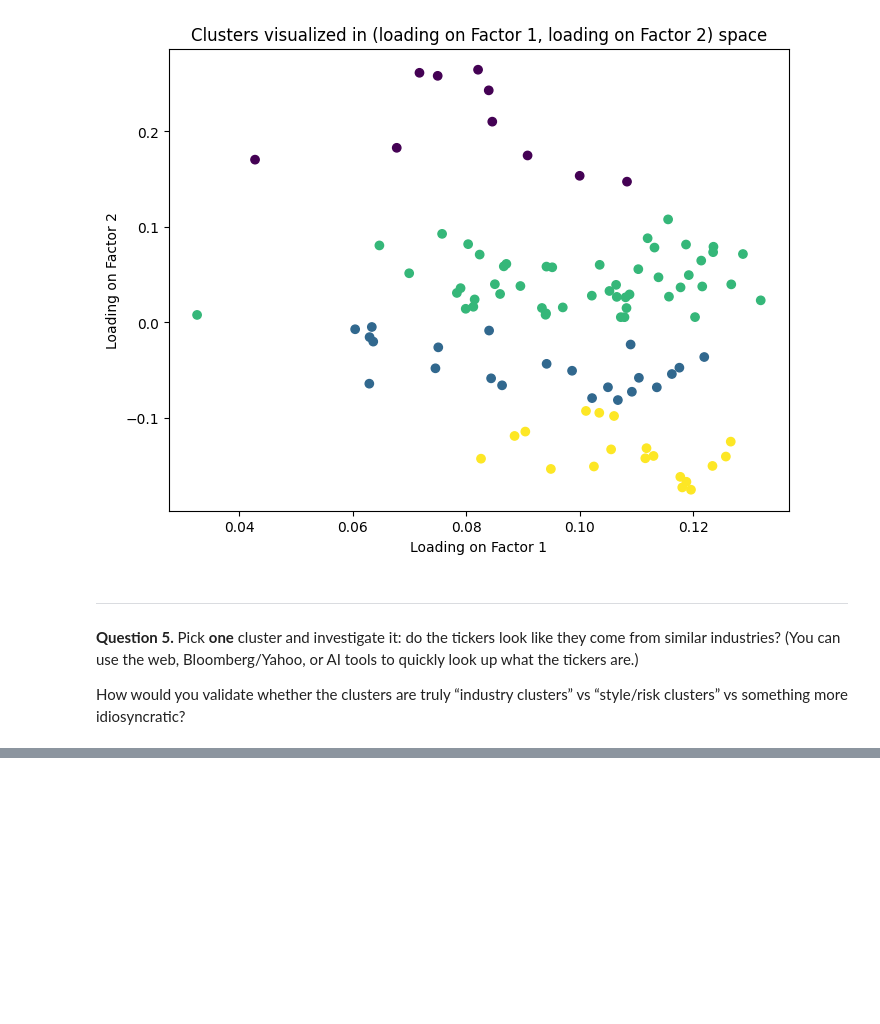
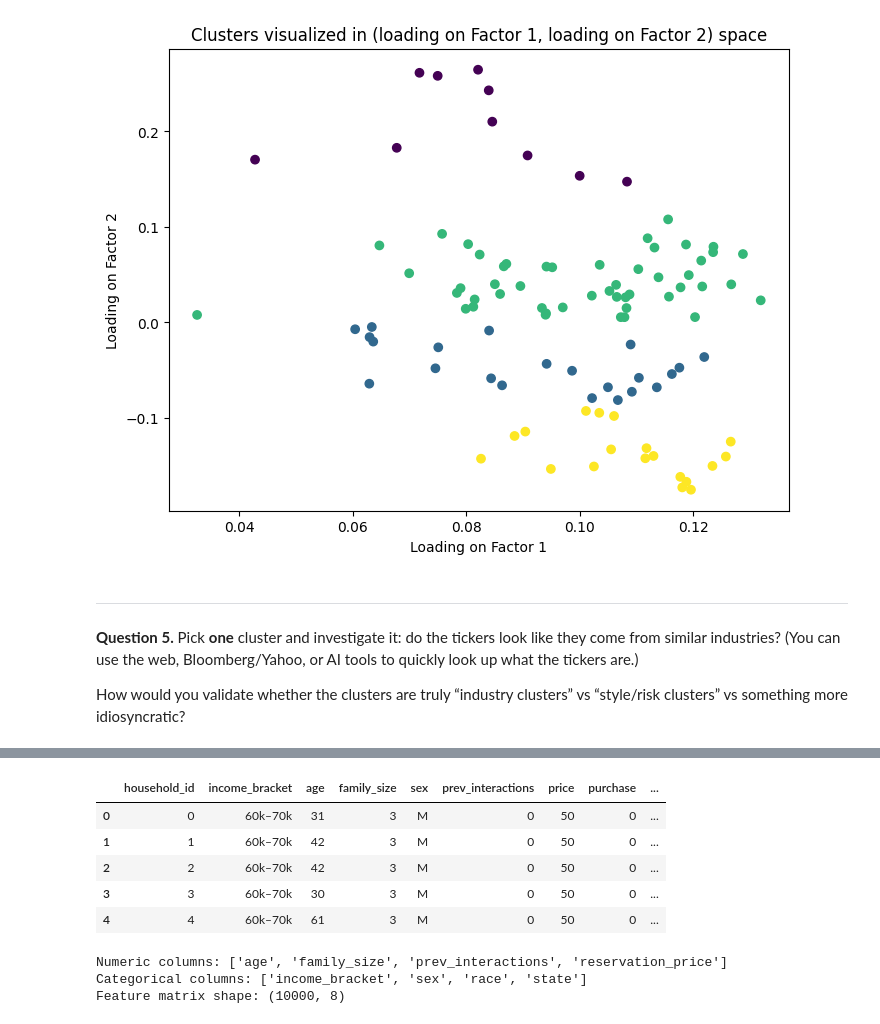
Before and after one commit to ankitdixit23/MBA-ML-Course-Materials, a Jupyter notebook: Problem Sets/Spr2026_PS2.ipynb, the cells around one changed output, grey strips where cells are left out. Drawn from its saved outputs; the diff is of its cells as text; code cells hidden in the pictures; blank space fills up the shorter version.

```diff
--- a/Problem Sets/Spr2026_PS2.ipynb
+++ b/Problem Sets/Spr2026_PS2.ipynb
@@ -295,0 +364,50 @@ Be explicit about:
+# %%
+DROPBOX_CSV_URL = "https://www.dropbox.com/scl/fi/vr9i78khnvb5qcmuejl3o/pricing_application_conjoint.csv?rlkey=mtkh30amvpatajdiutkq5bbc7&st=tq8255lf&dl=1"
+
+df_raw = pd.read_csv(DROPBOX_CSV_URL)
+
+for col in ["Unnamed: 0", "index", "Index"]:
+    if col in df_raw.columns:
+        df_raw = df_raw.drop(columns=col)
+
+reservation_price = (
+    df_raw.loc[df_raw["purchase"] == 1]
+    .groupby("household_id")["price"]
+    .max()
+    .rename("reservation_price")
+)
+
+households = (
+    df_raw.drop_duplicates("household_id")
+    .merge(reservation_price, on="household_id", how="left")
+)
+
+households["reservation_price"] = households["reservation_price"].fillna(10)
+
+households.head()
+# %% [output]
+|  | household_id | income_bracket | age | family_size | sex | prev_interactions | price | purchase | ... |
+| 0 | 0 | 60k–70k | 31 | 3 | M | 0 | 50 | 0 | ... |
+| 1 | 1 | 60k–70k | 42 | 3 | M | 0 | 50 | 0 | ... |
+| 2 | 2 | 60k–70k | 42 | 3 | M | 0 | 50 | 0 | ... |
+| 3 | 3 | 60k–70k | 30 | 3 | M | 0 | 50 | 0 | ... |
+| 4 | 4 | 60k–70k | 61 | 3 | M | 0 | 50 | 0 | ... |
+# %%
+exclude = ["purchase", "price"]
+if "household_id" in households.columns:
+    exclude.append("household_id")
+if "hh_id" in households.columns:
+    exclude.append("hh_id")
+
+X = households.drop(columns=[c for c in exclude if c in households.columns]).copy()
+
+num_cols = X.select_dtypes(include=["int64", "float64"]).columns.tolist()
+cat_cols = X.select_dtypes(include=["object", "string", "category"]).columns.tolist()
+
+print("Numeric columns:", num_cols)
+print("Categorical columns:", cat_cols)
+print("Feature matrix shape:", X.shape)
+# %% [output]
+Numeric columns: ['age', 'family_size', 'prev_interactions', 'reservation_price']
+Categorical columns: ['income_bracket', 'sex', 'race', 'state']
+Feature matrix shape: (10000, 8)
```
Also changed, not shown: parts of 22 cells of this notebook.
